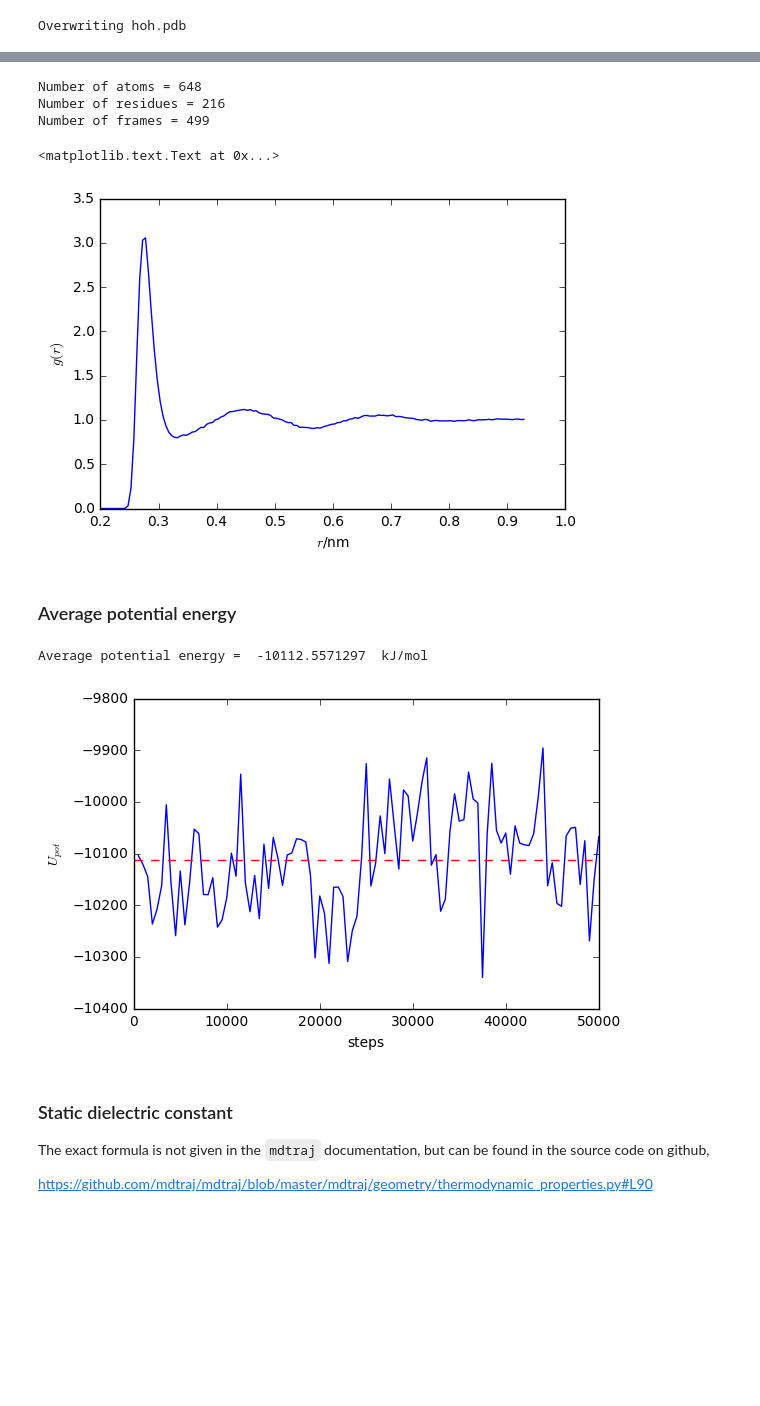
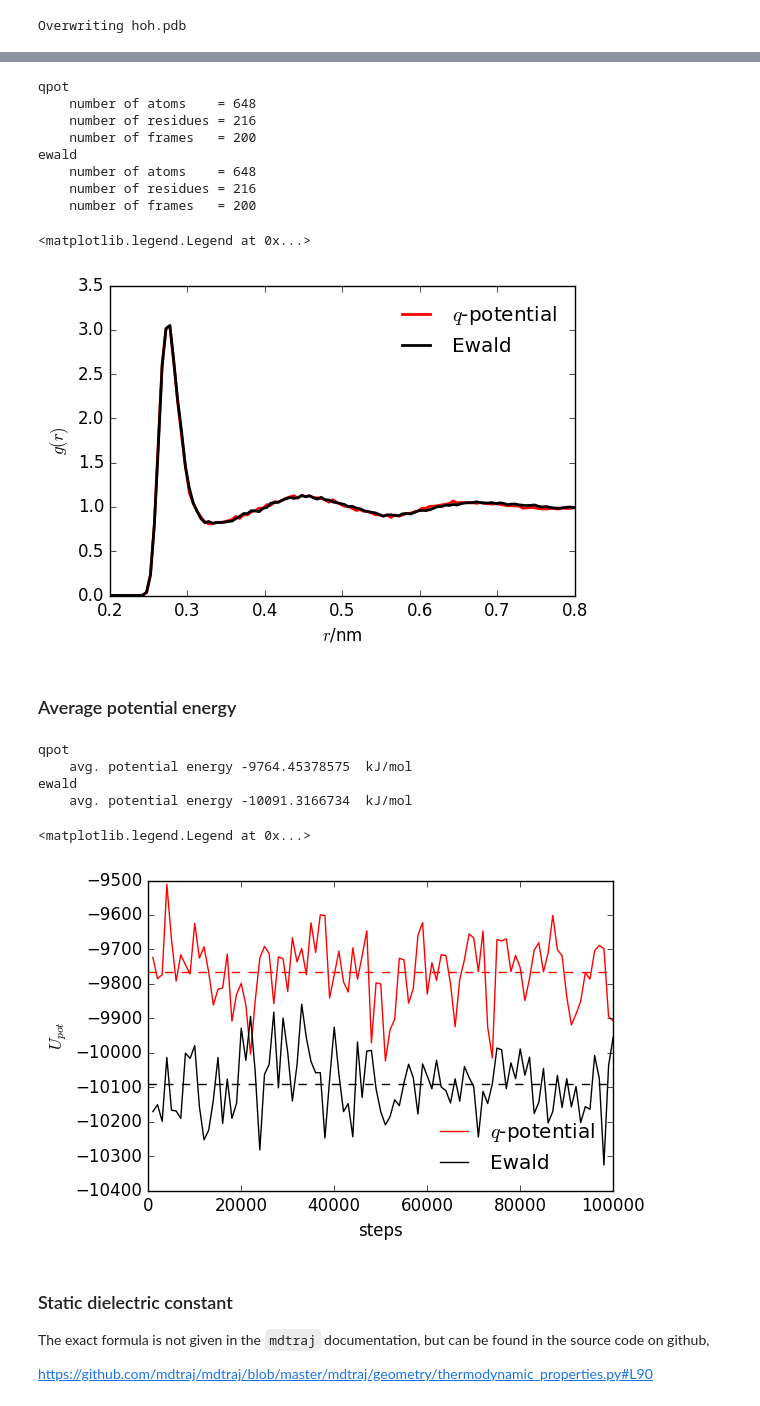
Before and after one commit to mlund/openmm-examples, a Jupyter notebook: qpotential/qpotential.ipynb, the cells around one changed output, grey strips where cells are left out. Saved outputs shown, nothing was run; the diff lists cells and outputs as text; code cells hidden in the pictures; blank space fills up the shorter version.

```diff
--- a/qpotential/qpotential.ipynb
+++ b/qpotential/qpotential.ipynb
@@ -14,6 +14,7 @@ from simtk.openmm.app import *
 from simtk.openmm import *
 from simtk.unit import *
 from sys import stdout
-import matplotlib.pyplot as plt
+import matplotlib, matplotlib.pyplot as plt
 from io import StringIO
 import numpy as np, os
+matplotlib.rcParams.update({'font.size': 12})
@@ -179,34 +181,54 @@ Done!
 # %%
 import mdtraj as md
-traj = md.load('out.dcd', top='out.pdb')
-print('Number of atoms    = %s' % traj.n_atoms)
-print('Number of residues = %s' % traj.n_residues)
-print('Number of frames   = %s' % traj.n_frames)
 
-sel = traj.top.select('name O')
-OOpairs = traj.top.select_pairs('name O', 'name O')
-rdf = md.compute_rdf( traj, pairs=OOpairs, bin_width=0.005, r_range=[0.2, boxlen/2/10] )
-plt.plot( rdf[0], rdf[1])
+for name, prop in systemlist.items():
+    print(name)
+
+    traj = md.load(name+'.dcd', top=name+'.pdb')
+    print('    number of atoms    = %s' % traj.n_atoms)
+    print('    number of residues = %s' % traj.n_residues)
+    print('    number of frames   = %s' % traj.n_frames)
+
+    sel = traj.top.select('name O')
+    OOpairs = traj.top.select_pairs('name O', 'name O')
+    rdf = md.compute_rdf( traj, pairs=OOpairs, bin_width=0.005, r_range=[0.2, boxlen/2/10] )
+    plt.plot( rdf[0], rdf[1], label=prop['label'], color=prop['color'], lw=2)
+
+plt.xlim(0.2, 0.8)
 plt.xlabel(r'$r$/nm')
 plt.ylabel(r'$g(r)$')
+plt.legend(loc=0, frameon=False)
 # %% [output]
-Number of atoms = 648
-Number of residues = 216
-Number of frames = 499
+qpot
+    number of atoms    = 648
+    number of residues = 216
+    number of frames   = 200
+ewald
+    number of atoms    = 648
+    number of residues = 216
+    number of frames   = 200
-<matplotlib.text.Text at 0x...>
+<matplotlib.legend.Legend at 0x...>
-[figure, old version]
+[figure, new version]
 # %% [markdown]
 ### Average potential energy
 # %%
-step, Upot, temp, density = np.loadtxt('energy.dat', skiprows=1, delimiter=',', unpack=True)
-plt.plot(step, Upot)
+for name, prop in systemlist.items():
+    print(name)
+    step, Upot, temp, density = np.loadtxt(name+'.energy', skiprows=1, delimiter=',', unpack=True)
+    plt.plot( step, Upot, label=prop['label'], color=prop['color'] )
+    plt.plot( [0,step.max()], [Upot.mean(), Upot.mean()], color=prop['color'], ls='--', lw=1 )
+    print('    avg. potential energy', Upot.mean(), ' kJ/mol')
+
 plt.xlabel(r'steps')
 plt.ylabel(r'$U_{pot}$')
-plt.plot([0,step.max()], [Upot.mean(), Upot.mean()], 'r--')
-print('Average potential energy = ', Upot.mean(), ' kJ/mol')
+plt.legend(loc=0, frameon=False)
 # %% [output]
-Average potential energy =  -10112.5571297  kJ/mol
+qpot
+    avg. potential energy -9764.45378575  kJ/mol
+ewald
+    avg. potential energy -10091.3166734  kJ/mol
+<matplotlib.legend.Legend at 0x...>
-[figure, old version]
+[figure, new version]
 # %% [markdown]
 ### Static dielectric constant
 
```
Also changed, not shown: parts of 12 cells of this notebook.
